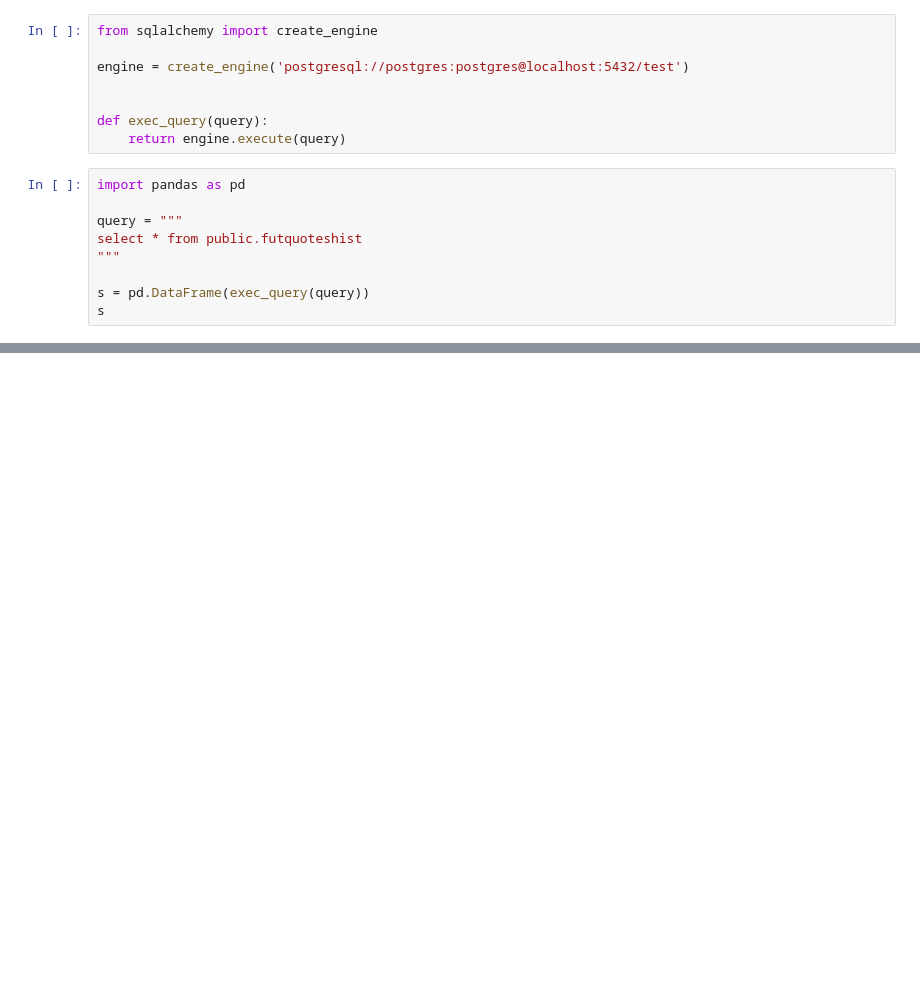
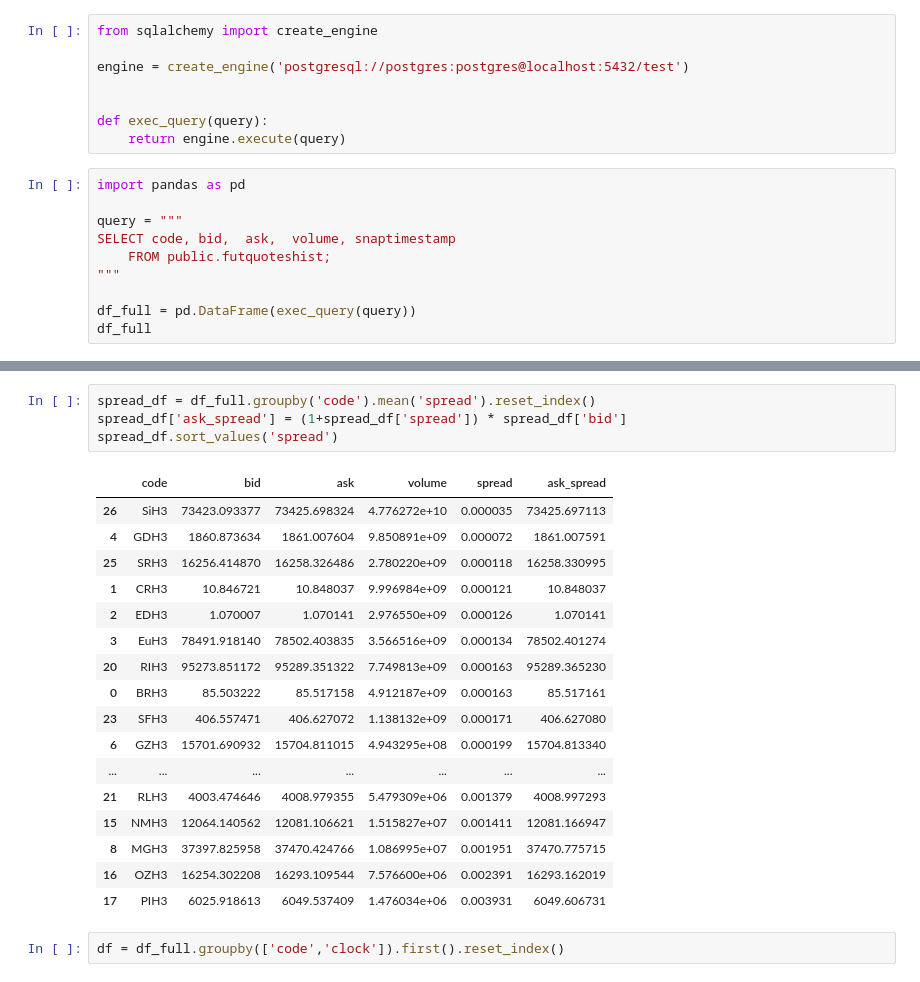
Before and after one commit to OlegPozovnoy/trading, a Jupyter notebook: tools/volume_patterns.ipynb, the cells around one changed output, grey strips where cells are left out. Cells and saved outputs as stored; diff of their text form; blank space fills up the shorter version.

```diff
--- a/tools/volume_patterns.ipynb
+++ b/tools/volume_patterns.ipynb
@@ -69,8 +10,9 @@ def exec_query(query):
 import pandas as pd
 
 query = """
-select * from public.futquoteshist
+SELECT code, bid,  ask,  volume, snaptimestamp
+	FROM public.futquoteshist;
 """
 
-s = pd.DataFrame(exec_query(query))
-s
+df_full = pd.DataFrame(exec_query(query))
+df_full
@@ -76,0 +51,24 @@ s
+# %%
+spread_df = df_full.groupby('code').mean('spread').reset_index()
+spread_df['ask_spread'] = (1+spread_df['spread']) * spread_df['bid']
+spread_df.sort_values('spread')
+# %% [output]
+|  | code | bid | ask | volume | spread | ask_spread |
+| 26 | SiH3 | 73423.093377 | 73425.698324 | 4.776272e+10 | 0.000035 | 73425.697113 |
+| 4 | GDH3 | 1860.873634 | 1861.007604 | 9.850891e+09 | 0.000072 | 1861.007591 |
+| 25 | SRH3 | 16256.414870 | 16258.326486 | 2.780220e+09 | 0.000118 | 16258.330995 |
+| 1 | CRH3 | 10.846721 | 10.848037 | 9.996984e+09 | 0.000121 | 10.848037 |
+| 2 | EDH3 | 1.070007 | 1.070141 | 2.976550e+09 | 0.000126 | 1.070141 |
+| 3 | EuH3 | 78491.918140 | 78502.403835 | 3.566516e+09 | 0.000134 | 78502.401274 |
+| 20 | RIH3 | 95273.851172 | 95289.351322 | 7.749813e+09 | 0.000163 | 95289.365230 |
+| 0 | BRH3 | 85.503222 | 85.517158 | 4.912187e+09 | 0.000163 | 85.517161 |
+| 23 | SFH3 | 406.557471 | 406.627072 | 1.138132e+09 | 0.000171 | 406.627080 |
+| 6 | GZH3 | 15701.690932 | 15704.811015 | 4.943295e+08 | 0.000199 | 15704.813340 |
+| ... | ... | ... | ... | ... | ... | ... |
+| 21 | RLH3 | 4003.474646 | 4008.979355 | 5.479309e+06 | 0.001379 | 4008.997293 |
+| 15 | NMH3 | 12064.140562 | 12081.106621 | 1.515827e+07 | 0.001411 | 12081.166947 |
+| 8 | MGH3 | 37397.825958 | 37470.424766 | 1.086995e+07 | 0.001951 | 37470.775715 |
+| 16 | OZH3 | 16254.302208 | 16293.109544 | 7.576600e+06 | 0.002391 | 16293.162019 |
+| 17 | PIH3 | 6025.918613 | 6049.537409 | 1.476034e+06 | 0.003931 | 6049.606731 |
+# %%
+df = df_full.groupby(['code','clock']).first().reset_index()
```
Also changed, not shown: parts of 15 cells of this notebook, 3 other files.
